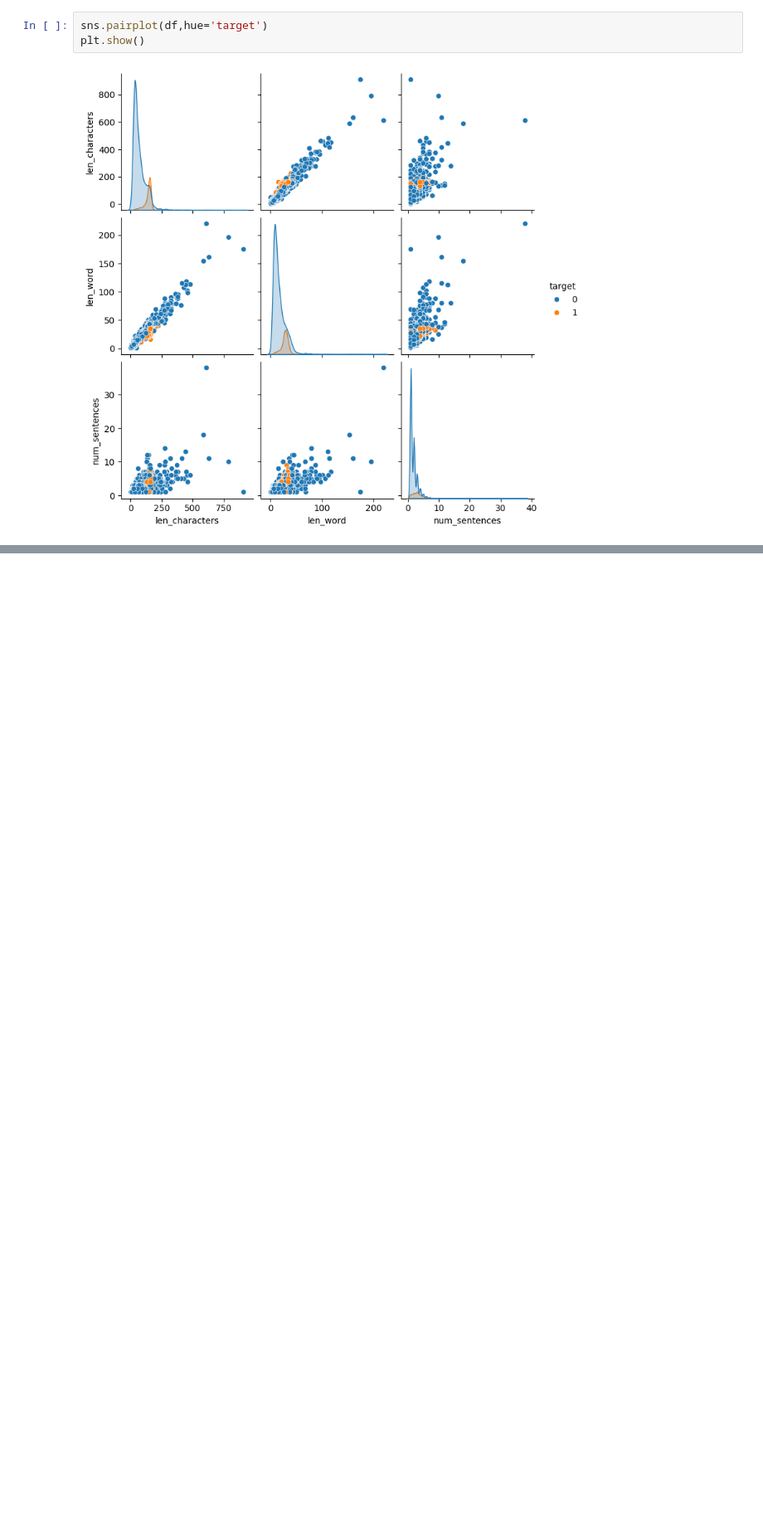
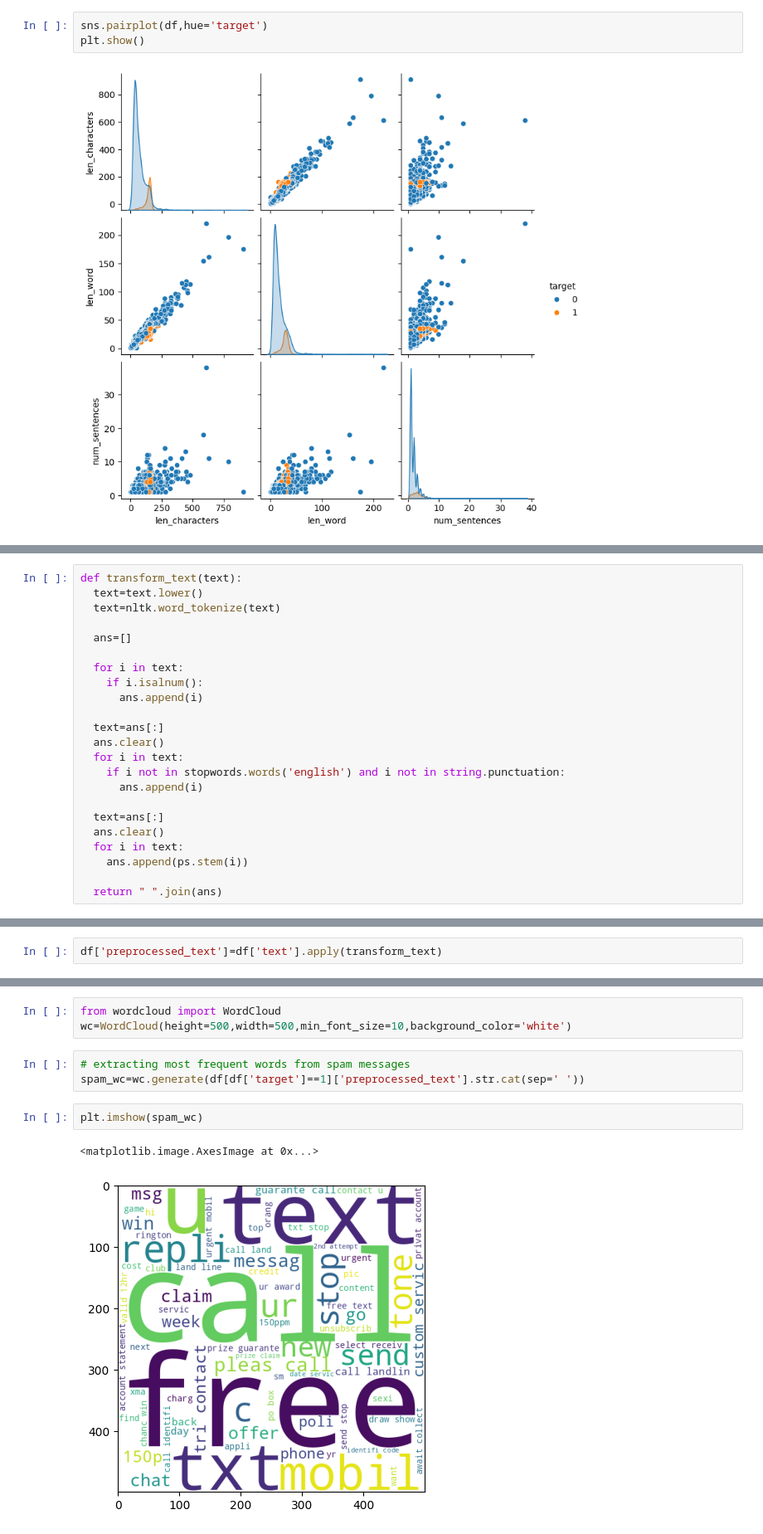
Before and after one commit to Utsuk7/SMS-Spam-Detection, a Jupyter notebook: SMS_Spam_Detection.ipynb, the cells around one changed output, grey strips where cells are left out. Shown at 83% size. Cells and saved outputs as stored; diff of their text form; blank space fills up the shorter version.

```diff
--- a/SMS_Spam_Detection.ipynb
+++ b/SMS_Spam_Detection.ipynb
@@ -222,0 +236,23 @@ plt.show()
+# %%
+def transform_text(text):
+  text=text.lower()
+  text=nltk.word_tokenize(text)
+
+  ans=[]
+
+  for i in text:
+    if i.isalnum():
+      ans.append(i)
+
+  text=ans[:]
+  ans.clear()
+  for i in text:
+    if i not in stopwords.words('english') and i not in string.punctuation:
+      ans.append(i)
+
+  text=ans[:]
+  ans.clear()
+  for i in text:
+    ans.append(ps.stem(i))
+
+  return " ".join(ans)
@@ -222,0 +261,2 @@ plt.show()
+# %%
+df['preprocessed_text']=df['text'].apply(transform_text)
@@ -222,0 +272,11 @@ plt.show()
+# %%
+from wordcloud import WordCloud
+wc=WordCloud(height=500,width=500,min_font_size=10,background_color='white')
+# %%
+# extracting most frequent words from spam messages
+spam_wc=wc.generate(df[df['target']==1]['preprocessed_text'].str.cat(sep=' '))
+# %%
+plt.imshow(spam_wc)
+# %% [output]
+<matplotlib.image.AxesImage at 0x...>
+[figure, added]
```
Also changed, not shown: parts of 14 cells of this notebook.
